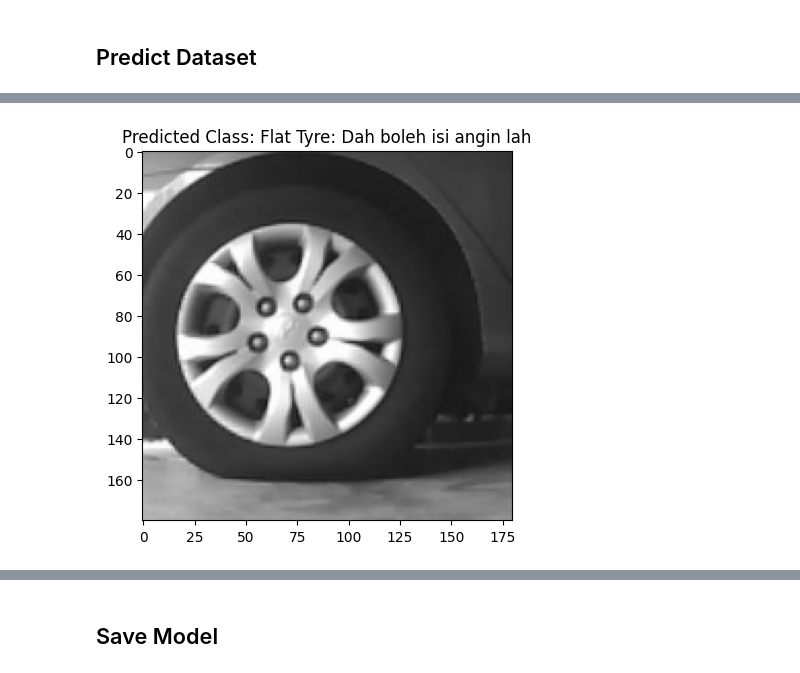
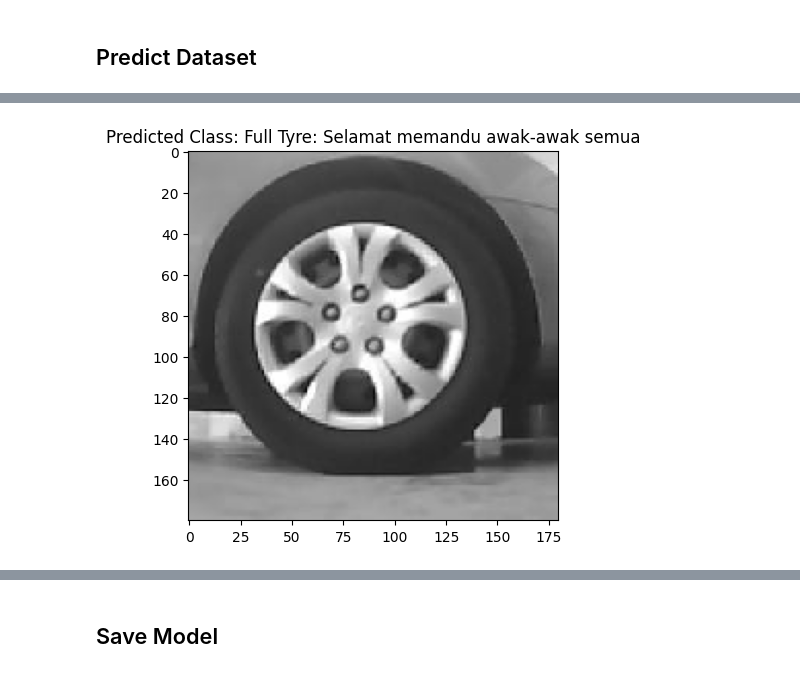
Before and after one commit to HurmmBruh/Hack-10_Project, a Jupyter notebook: hack-10.ipynb, the cells around one changed output, grey strips where cells are left out. Drawn from its saved outputs; the diff is of its cells as text; code cells hidden in the pictures.

Commit message:
Kaggle Notebook | Hack@10 | Version 5

```diff
--- a/hack-10.ipynb
+++ b/hack-10.ipynb
@@ -110,7 +110,7 @@ model = Sequential([
     layers.Dropout(0.5),
     layers.Dense(num_classes, activation = 'softmax')])
 # %%
-model.compile(optimizer = 'adam',
+model.compile(optimizer = 'RMSprop',
               loss = tf.keras.losses.SparseCategoricalCrossentropy(from_logits = True),
               metrics = ['accuracy'])
 # %%
@@ -175,0 +179,13 @@ def Single_Image_Prediction(file):
+# %%
+test_image_path = '/kaggle/working/tire-dataset/no-tire/00134.jpg'
+
+img = img_module.load_img(test_image_path, target_size=(img_height, img_width))
+img_array = img_module.img_to_array(img)
+img_array = tf.expand_dims(img_array, 0)
+
+pred_value = model.predict(img_array)
+index_value = np.argmax(pred_value, axis=1)
+
+plt.imshow(img_array[0].numpy().astype(np.uint8))
+plt.title(f'Predicted Class: {tyre[index_value[0]]}')
+plt.show()
@@ -176,13 +195,14 @@ def Single_Image_Prediction(file):
 # %%
-image_index = 11
-single_prediction = val_ds.take(1)
-images = single_prediction.map(lambda x, y: x)
-image_iterator = iter(images)
-selected_image = next(image_iterator)[image_index]
-pred_value = model.predict(tf.expand_dims(selected_image, axis=0))
+test_image_path = '/kaggle/working/tire-dataset/full/00134.jpg'
+
+img = img_module.load_img(test_image_path, target_size=(img_height, img_width))
+img_array = img_module.img_to_array(img)
+img_array = tf.expand_dims(img_array, 0)
+
+pred_value = model.predict(img_array)
 index_value = np.argmax(pred_value, axis=1)
 
-plt.imshow(selected_image.numpy().astype(np.uint8))
+plt.imshow(img_array[0].numpy().astype(np.uint8))
 plt.title(f'Predicted Class: {tyre[index_value[0]]}')
 plt.show()
 # %% [output]
@@ -190,2 +210,2 @@ plt.show()
-[figure, old version]
+[figure, new version]
 # %%
```
Also changed, not shown: parts of 12 cells of this notebook.
